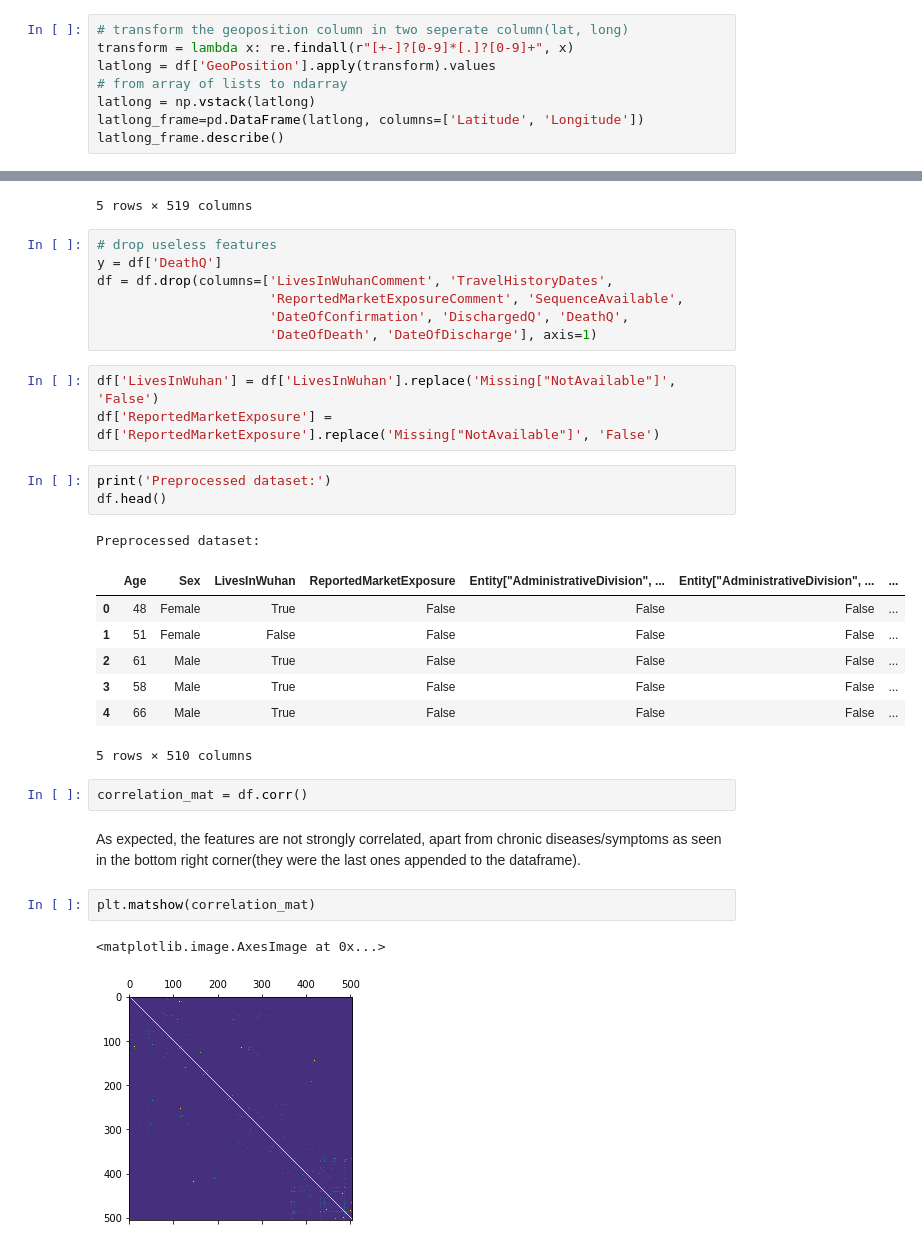
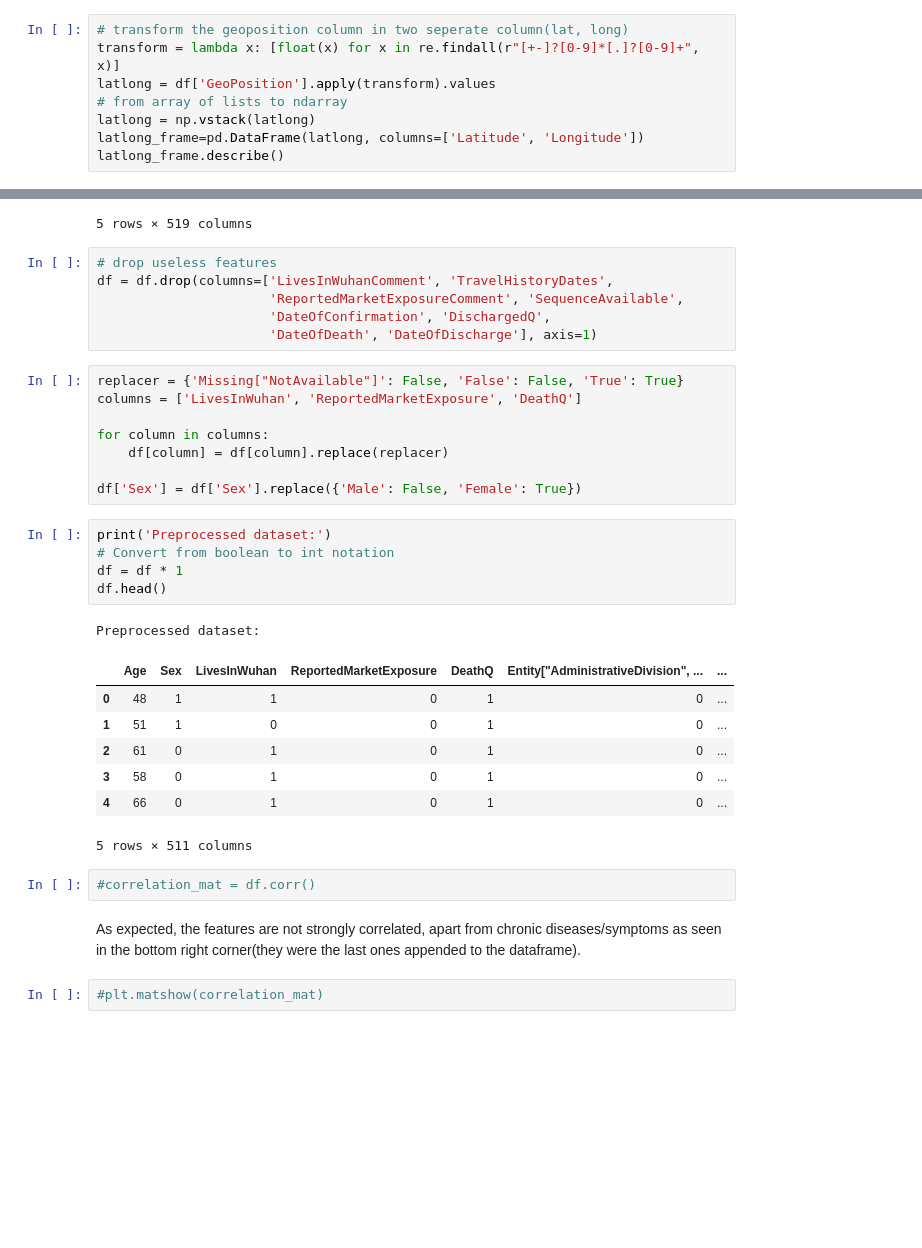
Before and after one commit to MarcusGitAccount/Covid19-Survival-Prediction, a Jupyter notebook: 30239_ PopMarcus.ipynb, the cells around one changed output, grey strips where cells are left out. Saved outputs shown, nothing was run; the diff lists cells and outputs as text; blank space fills up the shorter version.

```diff
--- a/30239_ PopMarcus.ipynb
+++ b/30239_ PopMarcus.ipynb
@@ -66,7 +66,7 @@ df = pd.concat([travel_dropped, onehot_frame], axis=1)
 #### Splitting the geoposition entities into latitude and longitude, plus dropping the now redundant location features
 # %%
 # transform the geoposition column in two seperate column(lat, long)
-transform = lambda x: re.findall(r"[+-]?[0-9]*[.]?[0-9]+", x)
+transform = lambda x: [float(x) for x in re.findall(r"[+-]?[0-9]*[.]?[0-9]+", x)]
 latlong = df['GeoPosition'].apply(transform).values
 # from array of lists to ndarray
 latlong = np.vstack(latlong)
@@ -339,32 +340,35 @@ df.head()
 5 rows × 519 columns
 # %%
 # drop useless features
-y = df['DeathQ']
 df = df.drop(columns=['LivesInWuhanComment', 'TravelHistoryDates',
                       'ReportedMarketExposureComment', 'SequenceAvailable',
-                      'DateOfConfirmation', 'DischargedQ', 'DeathQ',
+                      'DateOfConfirmation', 'DischargedQ',
                       'DateOfDeath', 'DateOfDischarge'], axis=1)
-# %%
-df['LivesInWuhan'] = df['LivesInWuhan'].replace('Missing["NotAvailable"]', 'False')
-df['ReportedMarketExposure'] = df['ReportedMarketExposure'].replace('Missing["NotAvailable"]', 'False')
+# %%
+replacer = {'Missing["NotAvailable"]': False, 'False': False, 'True': True}
+columns = ['LivesInWuhan', 'ReportedMarketExposure', 'DeathQ']
+
+for column in columns:
+    df[column] = df[column].replace(replacer)
+
+df['Sex'] = df['Sex'].replace({'Male': False, 'Female': True})
 # %%
 print('Preprocessed dataset:')
+# Convert from boolean to int notation
+df = df * 1
 df.head()
 # %% [output]
 Preprocessed dataset:
-|  | Age | Sex | LivesInWuhan | ReportedMarketExposure | Entity["AdministrativeDivision", ... | Entity["AdministrativeDivision", ... | ... |
-| 0 | 48 | Female | True | False | False | False | ... |
-| 1 | 51 | Female | False | False | False | False | ... |
-| 2 | 61 | Male | True | False | False | False | ... |
-| 3 | 58 | Male | True | False | False | False | ... |
-| 4 | 66 | Male | True | False | False | False | ... |
+|  | Age | Sex | LivesInWuhan | ReportedMarketExposure | DeathQ | Entity["AdministrativeDivision", ... | ... |
+| 0 | 48 | 1 | 1 | 0 | 1 | 0 | ... |
+| 1 | 51 | 1 | 0 | 0 | 1 | 0 | ... |
+| 2 | 61 | 0 | 1 | 0 | 1 | 0 | ... |
+| 3 | 58 | 0 | 1 | 0 | 1 | 0 | ... |
+| 4 | 66 | 0 | 1 | 0 | 1 | 0 | ... |
-5 rows × 510 columns
+5 rows × 511 columns
 # %%
-correlation_mat = df.corr()
+#correlation_mat = df.corr()
 # %% [markdown]
 As expected, the features are not strongly correlated, apart from chronic diseases/symptoms as seen in the bottom right corner(they were the last ones appended to the dataframe).
 # %%
-plt.matshow(correlation_mat)
+#plt.matshow(correlation_mat)
-# %% [output]
-<matplotlib.image.AxesImage at 0x...>
-[figure, removed]
```
Also changed, not shown: parts of 13 cells of this notebook.
